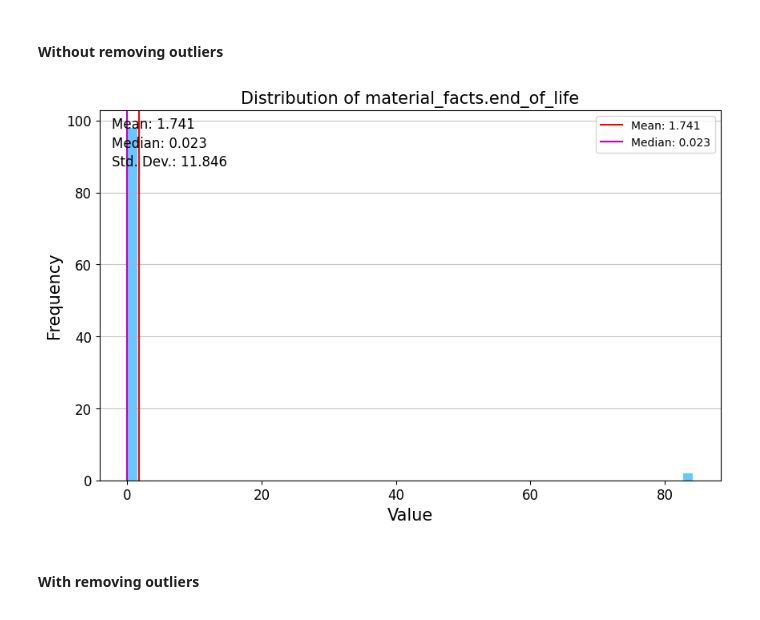
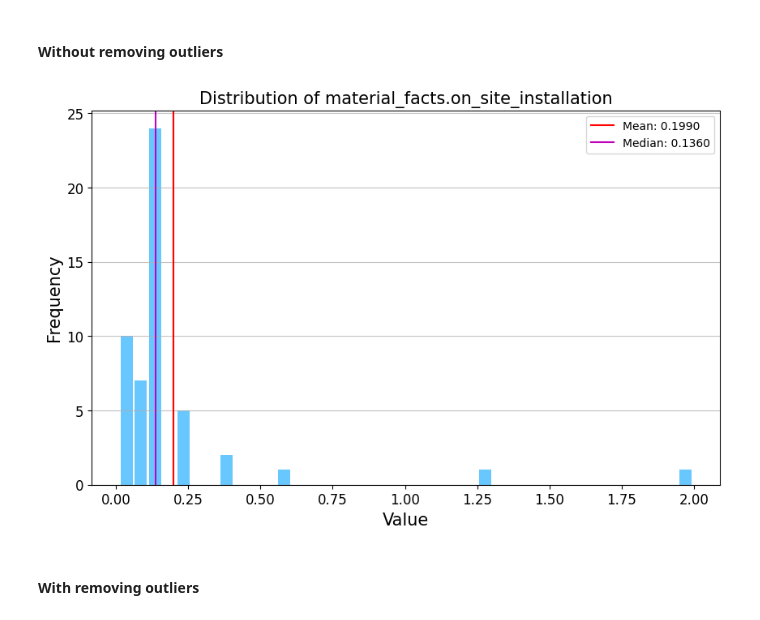
Before and after one commit to 2050-Materials/aecdata, a Jupyter notebook: usage/example_usage.ipynb, the cells around one changed output. Drawn from its saved outputs; the diff is of its cells as text; code cells hidden in the pictures.

```diff
--- a/usage/example_usage.ipynb
+++ b/usage/example_usage.ipynb
@@ -245,8 +255,12 @@ stat_df
 # %% [markdown]
 #### Without removing outliers
 # %%
-df = stats_obj.get_field_distribution(field='material_facts.end_of_life', filters=None, return_df=True, include_estimated_values=True, remove_outliers=False, method='IQR', sqrt_tranf=True)
+filters = {
+    'material_type':'Ceramic',
+    'elements_nrm_1':'3.1 - Wall finishes'
+}
+stats_obj.get_field_distribution(field='material_facts.on_site_installation', filters=filters, return_df=False, include_estimated_values=True, remove_outliers=False, method='IQR', sqrt_tranf=True)
 # %% [output]
-[figure, old version]
+[figure, new version]
 # %% [markdown]
 #### With removing outliers
```
Also changed, not shown: parts of 6 cells of this notebook, 4 other files.
